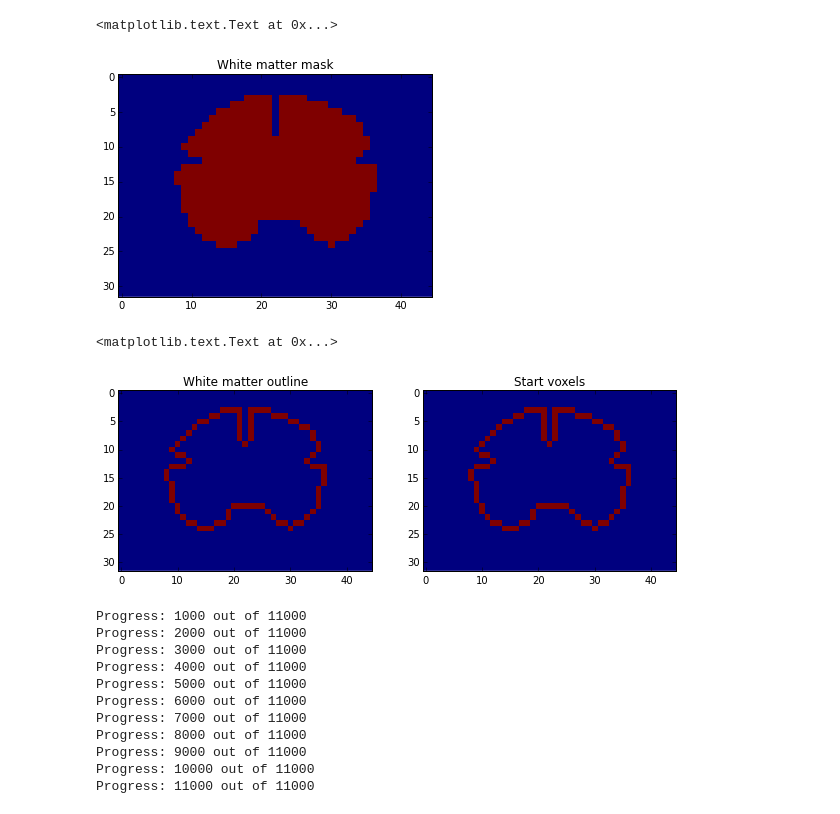
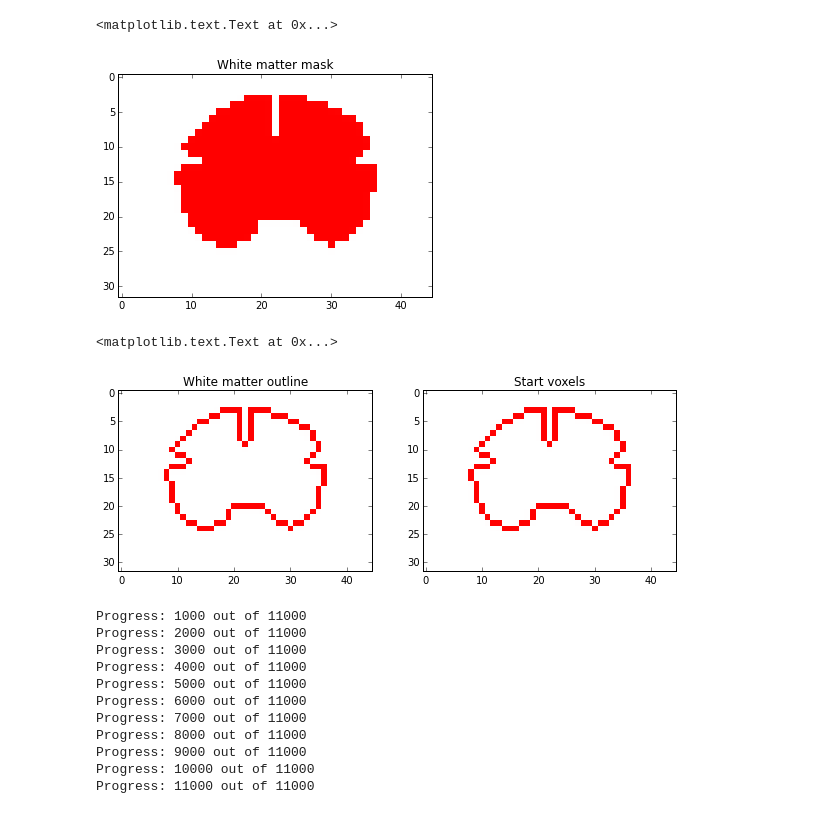
Before and after one commit to aniv0s/FakeTensorImaging, a Jupyter notebook: particle-fixed-stepsize-angle-bins.ipynb, the cells around one changed output. Cells and saved outputs as stored; diff of their text form; code cells hidden in the pictures.

```diff
--- a/particle-fixed-stepsize-angle-bins.ipynb
+++ b/particle-fixed-stepsize-angle-bins.ipynb
@@ -19,22 +16,25 @@ data = img.get_data()
 # %%
+img = nib.load('brain.nii')
+data = img.get_data()
 slice = data[:,28,:,0]
 
 # XXX DUMMY SLICE
 
 # slice = np.zeros(slice.shape)
 # xx, yy = np.mgrid[:slice.shape[0], :slice.shape[1]]
 # x0, y0, radius = 15, 15, 10
 # circle = (xx - x0)**2 + (yy - y0)**2
 # slice = circle <= radius**2
 # slice = 255 * slice.astype(np.uint8)
 
+slice_cmap = col.ListedColormap(['white', 'red'])
 
 plt.figure()
-plt.imshow(slice.T, interpolation='none')
+plt.imshow(slice.T, interpolation='none', cmap=slice_cmap)
 plt.title("White matter mask")
 # %% [output]
 <matplotlib.text.Text at 0x...>
-[figure, old version]
+[figure, new version]
 # %%
 border_voxels = np.zeros_like(slice)
 start_voxels = np.zeros_like(slice)
@@ -56,13 +56,13 @@ border_voxels_idx = np.where(border_voxels)
 n_border_voxels = border_voxels_idx[0].size
 
 f, (ax1, ax2) = plt.subplots(1, 2, figsize=(10, 4))
-ax1.imshow(border_voxels.T, interpolation='none')
+ax1.imshow(border_voxels.T, interpolation='none', cmap=slice_cmap)
 ax1.set_title("White matter outline")
-ax2.imshow(start_voxels.T, interpolation='none')
+ax2.imshow(start_voxels.T, interpolation='none', cmap=slice_cmap)
 ax2.set_title("Start voxels")
 # %% [output]
 <matplotlib.text.Text at 0x...>
-[figure, old version]
+[figure, new version]
 # %%
 n_particles = 11000
 max_particle_steps = 1000
```
Also changed, not shown: parts of 4 cells of this notebook.
